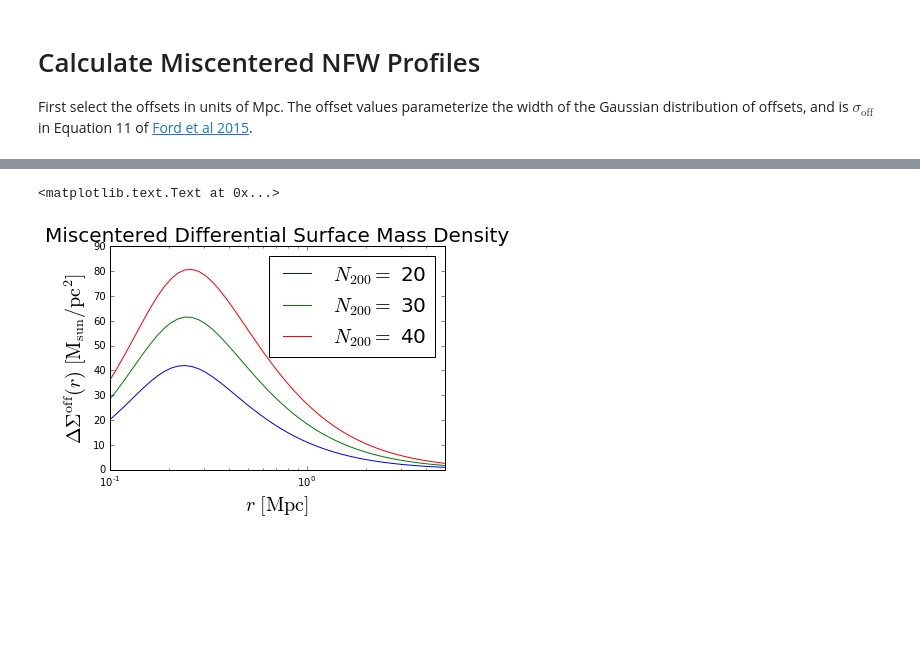
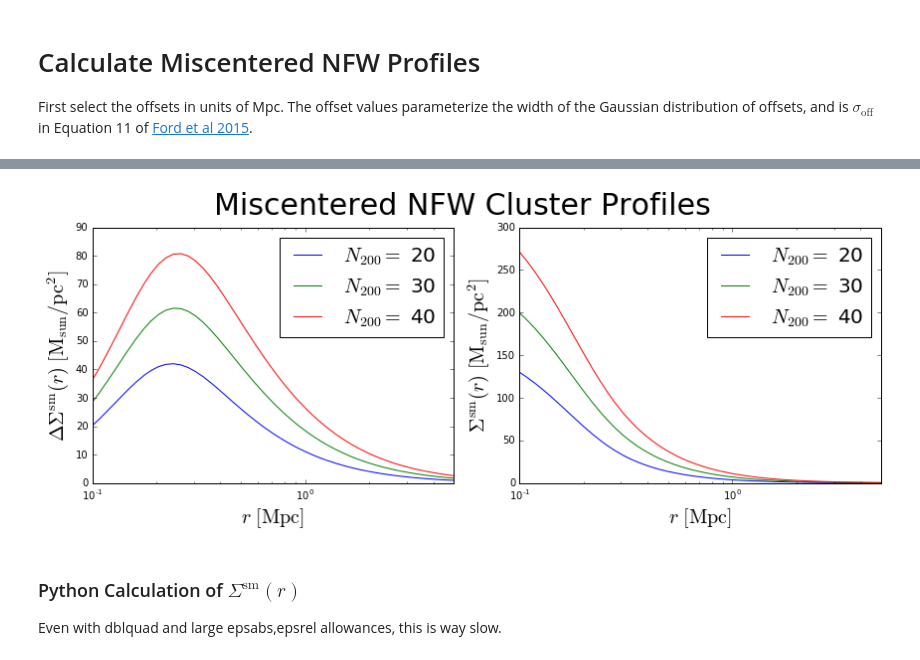
Before and after one commit to jesford/cluster-lensing, a Jupyter notebook: demo_ClusterEnsemble.ipynb, the cells around one changed output, grey strips where cells are left out. Cells and saved outputs as stored; diff of their text form; code cells hidden in the pictures; blank space fills up the shorter version.

```diff
--- a/demo_ClusterEnsemble.ipynb
+++ b/demo_ClusterEnsemble.ipynb
@@ -209,4 +207,6 @@ plt.title('(Centered) Surface Mass Density', fontsize=20)
 First select the offsets in units of Mpc. The offset values parameterize the width of the Gaussian distribution of offsets, and is $\sigma_\mathrm{off}$ in Equation 11 of [Ford et al 2015](http://arxiv.org/abs/1409.3571).
 # %%
 offsets = np.array([0.09,0.09,0.09])
-c.calc_nfw(rbins, offsets=offsets)
+%timeit c.calc_nfw(rbins, offsets=offsets)
+deltasigma_off = c.deltasigma_nfw
+sigma_off = c.sigma_nfw
@@ -216,14 +215,33 @@ c.calc_nfw(rbins, offsets=offsets)
-# %%
-for rich, profile in zip(c.n200,c.deltasigma_offset):
-    plt.plot(rbins, profile, label='$N_{200}=$ '+str(rich))
-plt.xscale('log')
-plt.legend(fontsize=20)
-
-plt.xlim(rbins.min(), rbins.max())
-plt.xlabel('$r\ [\mathrm{Mpc}]$', fontsize=20)
-plt.ylabel('$\Delta\Sigma^\mathrm{off}(r)\ [\mathrm{M}_\mathrm{sun}/\mathrm{pc}^2]$',
-           fontsize=20)
-plt.title('Miscentered Differential Surface Mass Density', fontsize=20)
-# %% [output]
-<matplotlib.text.Text at 0x...>
-[figure, removed]
+# %%
+fig = plt.figure(figsize=(12,5))
+fig.suptitle('Miscentered NFW Cluster Profiles', size=30)
+
+first = fig.add_subplot(1,2,1)
+second = fig.add_subplot(1,2,2)
+
+for rich, profile in zip(c.n200,deltasigma_off):
+    first.plot(rbins, profile, label='$N_{200}=$ '+str(rich))
+first.set_xscale('log')
+first.set_xlabel('$r\ [\mathrm{Mpc}]$', fontsize=20)
+first.set_ylabel('$\Delta\Sigma^\mathrm{sm}(r)\ [\mathrm{M}_\mathrm{sun}/\mathrm{pc}^2]$', fontsize=20)
+first.set_xlim(rbins.min(), rbins.max())
+first.legend(fontsize=20)
+
+
+for rich, profile in zip(c.n200,sigma_off):
+    second.plot(rbins, profile, label='$N_{200}=$ '+str(rich))
+second.set_xscale('log')
+second.set_xlabel('$r\ [\mathrm{Mpc}]$', fontsize=20)
+second.set_ylabel('$\Sigma^\mathrm{sm}(r)\ [\mathrm{M}_\mathrm{sun}/\mathrm{pc}^2]$',
+                 fontsize=20)
+second.set_xlim(rbins.min(), rbins.max())
+second.legend(fontsize=20)
+
+
+fig.tight_layout()
+plt.subplots_adjust(top=0.88)
+# %% [output]
+[figure, added]
+# %% [markdown]
+### Python Calculation of $\Sigma^\mathrm{sm}(r)$
+Even with dblquad and large epsabs,epsrel allowances, this is way slow.
```
Also changed, not shown: parts of 17 cells of this notebook.
